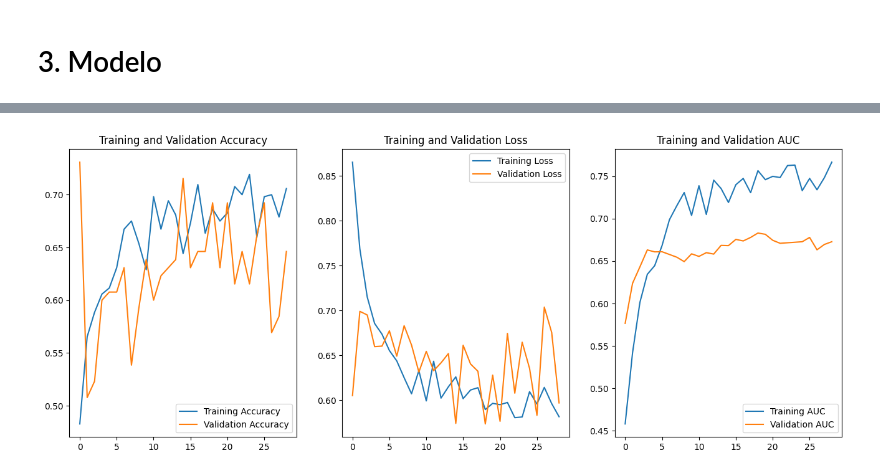
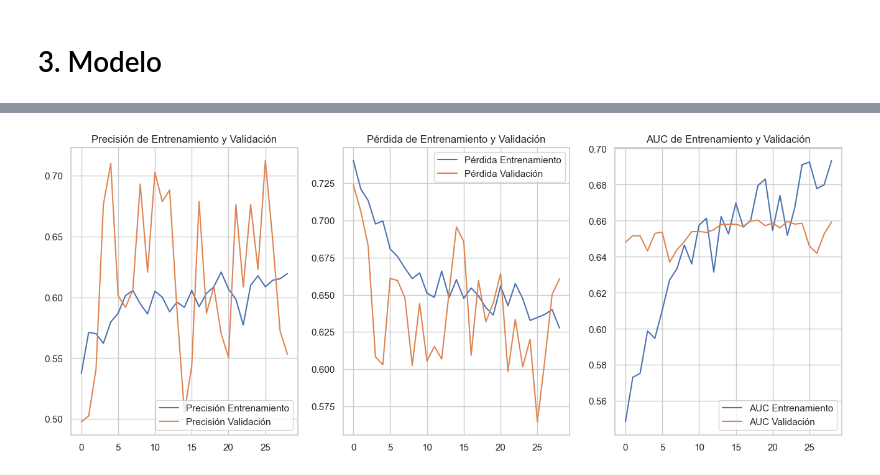
Before and after one commit to edgo1688/MIAA-ICESI-ProyectoIA, a Jupyter notebook: models/InceptionV3.ipynb, the cells around one changed output, grey strips where cells are left out. Saved outputs shown, nothing was run; the diff lists cells and outputs as text; code cells hidden in the pictures.

```diff
--- a/models/InceptionV3.ipynb
+++ b/models/InceptionV3.ipynb
@@ -552,9 +246,0 @@ Normalizamos los valores de píxel a [0, 1] o [-1, 1]
-# %%
-images_norm = []
-
-for image in images_clahe:
-    img_norm = image / 255.0
-
-    images_norm.append(img_norm)
-
-del images_clahe ## borro para no saturar la RAM
@@ -573,3 +248,0 @@ Dividimos la variable objetivo de la variable explicativa
-# %%
-X = np.array(images_norm, dtype=np.float32)
-y = df_glacuoma["Glaucoma"].values.astype(np.float32)
@@ -689,8 +251,10 @@ from tensorflow.keras.optimizers import Adam
 # %%
-# --- Configuration ---
-IMG_WIDTH, IMG_HEIGHT = 256, 256  # InceptionV3 default input size
+# --- Configuración del modelo InceptionV3 ---
+IMG_WIDTH, IMG_HEIGHT = 299, 299  # Dimensiones de entrada para InceptionV3
+
+# --- Parámetros de entrenamiento ---
 BATCH_SIZE = 16
-EPOCHS = 30 # Adjust as needed
+EPOCHS = 30
 LEARNING_RATE = 1e-4
 # %%
 try:
@@ -906,48 +474,40 @@ Training finished.
 # %%
-# ## 5. Evaluate the Model
+# Evaluar el Modelo
 
-# %%
-# --- Load the best saved model (if EarlyStopping restored best weights, this might not be strictly necessary but good practice) ---
-# If early_stopping_callback had restore_best_weights=True, model already has best weights.
-# Otherwise, load explicitly:
-# best_model = keras.models.load_model(checkpoint_filepath)
-# For simplicity, we'll use the current 'model' if restore_best_weights=True was used.
-# If you saved with .h5, use keras.models.load_model. If .keras, it's also keras.models.load_model
-
-# --- Plot training history ---
+# --- Graficar el historial de entrenamiento ---
 def plot_history(history):
     acc = history.history['accuracy']
     val_acc = history.history['val_accuracy']
     loss = history.history['loss']
     val_loss = history.history['val_loss']
-    auc = history.history.get('auc', []) # .get handles if 'auc' is not present
+    auc = history.history.get('auc', []) # .get permite evitar error si 'auc' no está presente
     val_auc = history.history.get('val_auc', [])
 
     epochs_range = range(len(acc))
 
     plt.figure(figsize=(16, 6))
     plt.subplot(1, 3, 1)
-    plt.plot(epochs_range, acc, label='Training Accuracy')
-    plt.plot(epochs_range, val_acc, label='Validation Accuracy')
+    plt.plot(epochs_range, acc, label='Precisión Entrenamiento')
+    plt.plot(epochs_range, val_acc, label='Precisión Validación')
     plt.legend(loc='lower right')
-    plt.title('Training and Validation Accuracy')
+    plt.title('Precisión de Entrenamiento y Validación')
 
     plt.subplot(1, 3, 2)
-    plt.plot(epochs_range, loss, label='Training Loss')
-    plt.plot(epochs_range, val_loss, label='Validation Loss')
+    plt.plot(epochs_range, loss, label='Pérdida Entrenamiento')
+    plt.plot(epochs_range, val_loss, label='Pérdida Validación')
     plt.legend(loc='upper right')
-    plt.title('Training and Validation Loss')
+    plt.title('Pérdida de Entrenamiento y Validación')
 
     if auc and val_auc:
         plt.subplot(1, 3, 3)
-        plt.plot(epochs_range, auc, label='Training AUC')
-        plt.plot(epochs_range, val_auc, label='Validation AUC')
+        plt.plot(epochs_range, auc, label='AUC Entrenamiento')
+        plt.plot(epochs_range, val_auc, label='AUC Validación')
         plt.legend(loc='lower right')
-        plt.title('Training and Validation AUC')
+        plt.title('AUC de Entrenamiento y Validación')
 
     plt.show()
 
 plot_history(history)
 # %% [output]
-[figure, old version]
+[figure, new version]
 # %%
```
Also changed, not shown: parts of 82 cells of this notebook.
